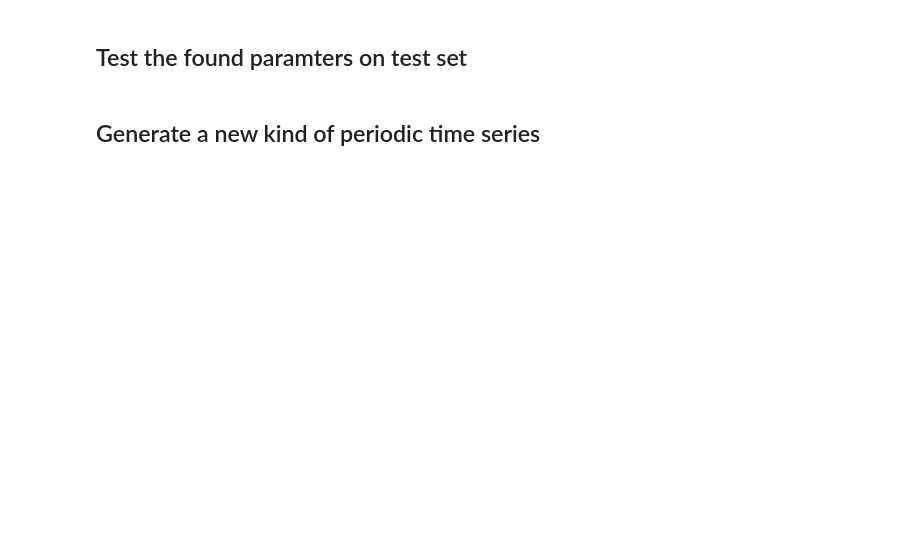
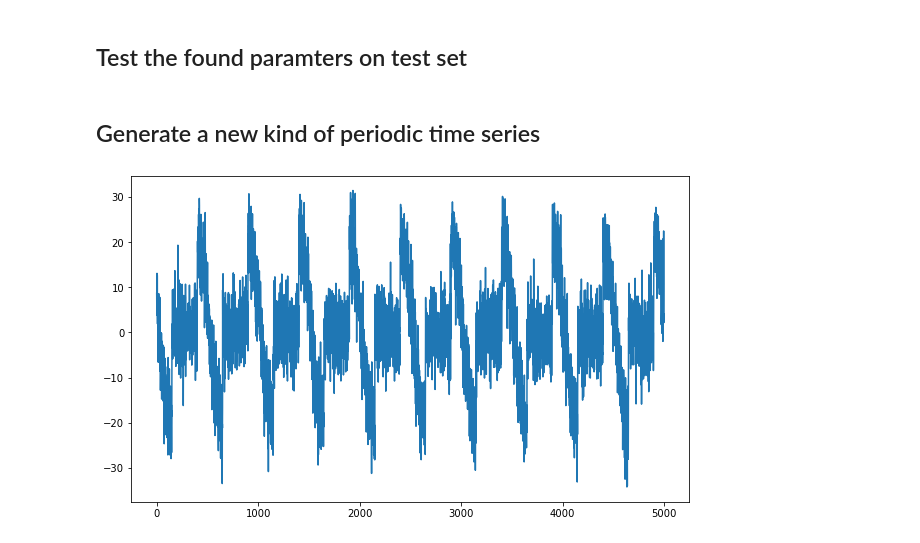
Before and after one commit to yjjuan/automl_cplusplus, a Jupyter notebook: workflow_in_nutshell.ipynb, the cells around one changed output. Saved outputs shown, nothing was run; the diff lists cells and outputs as text; code cells hidden in the pictures; blank space fills up the shorter version.

```diff
--- a/workflow_in_nutshell.ipynb
+++ b/workflow_in_nutshell.ipynb
@@ -109,2 +81,9 @@ Best sample: 0.402002 - Best observation: -0
 # %% [markdown]
 ## Generate a new kind of periodic time series
+# %%
+test_set2 = generate_data(peaks_number=10, period=500, amplitude=20)
+plt.figure(figsize=(10, 6))
+plt.plot(test_set2)
+plt.show()
+# %% [output]
+[figure, added]
```
Also changed, not shown: parts of 6 cells of this notebook, 1 other file.
